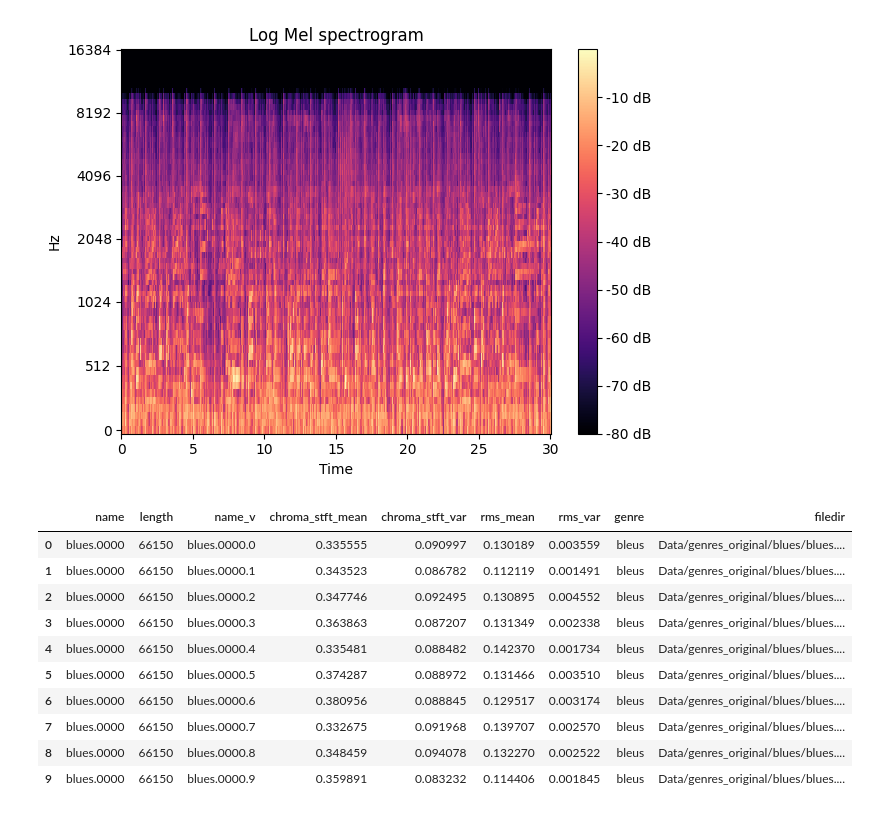
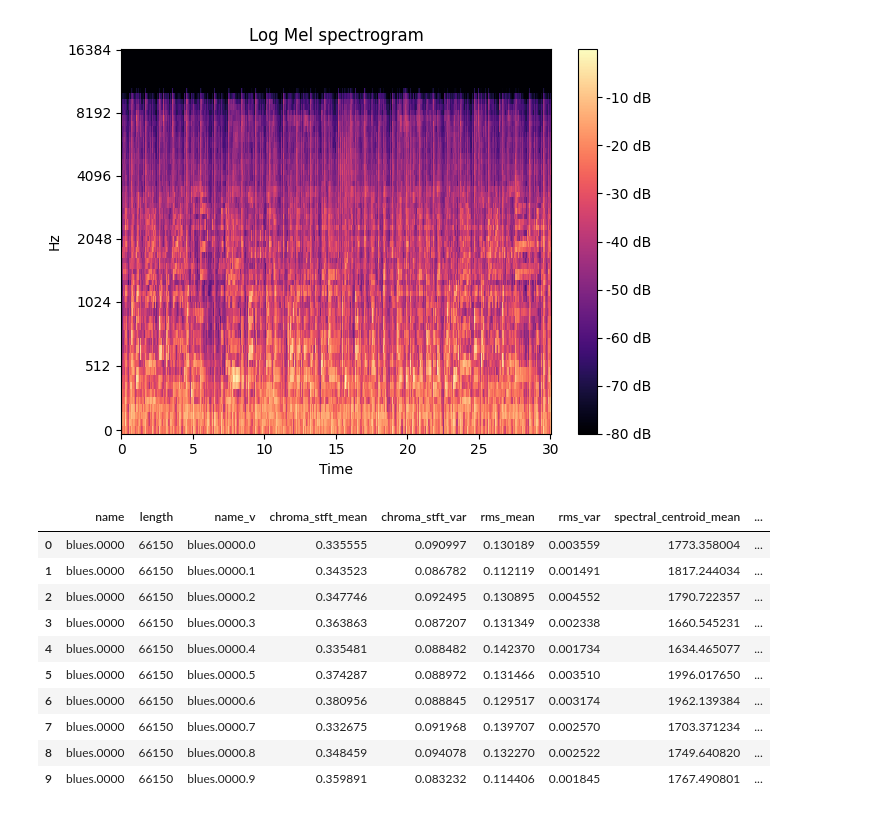
Before and after one commit to amine0el/Data-Science-II, a Jupyter notebook: notebook.ipynb, the cells around one changed output. Cells and saved outputs as stored; diff of their text form; code cells hidden in the pictures.

```diff
--- a/notebook.ipynb
+++ b/notebook.ipynb
@@ -91,45 +91,76 @@ def extrackt(filedir, filename, genre):
     go = True
     i=0
     csv = []
     length = 0
     while(go):
         y, sr = librosa.load(filedir, offset=offset, duration=duration)
         if length != len(y) and length !=0:
             i=0
             break
         length = len(y)
         offset += duration
+        #________ chroma_stft _______
         chroma_stft = librosa.feature.chroma_stft(y=y, sr=sr)
         chroma_stft_mean = np.mean(chroma_stft)
         chroma_stft_var = np.var(chroma_stft)
+        #______rms _____
         rms =  librosa.feature.rms(y=y)
         rms_mean = np.mean(rms)
         rms_var = np.var(rms)
+        #______spectral_centroid _____
+        spectral_centroid = librosa.feature.spectral_centroid(y=y, sr=sr)
+        spectral_centroid_mean = np.mean(spectral_centroid)
+        spectral_centroid_var = np.var(spectral_centroid)
+        #______spectral_bandwidth______
+        spectral_bandwidth = librosa.feature.spectral_bandwidth(y=y, sr=sr)
+        spectral_bandwidth_mean = np.mean(spectral_bandwidth)
+        spectral_bandwidth_var = np.var(spectral_bandwidth)
+        #_____rolloff_______
+        rolloff = librosa.feature.spectral_rolloff(y=y, sr=sr)
+        rolloff_mean = np.mean(rolloff)
+        rolloff_var = np.var(rolloff)
+        #_____zero_crossing_rate______
+        zero_crossing_rate = librosa.feature.zero_crossing_rate(y)
+        zero_crossing_rate_mean = np.mean(zero_crossing_rate)
+        zero_crossing_rate_var = np.var(zero_crossing_rate)
+        #_____harmony_____
+        #harmony =
+        #harmony_mean =
+        #harmony_var =
+
         csv.append({"name":filename,
                     "length":length,
                     "name_v":filename+"."+str(i),
                     "chroma_stft_mean" : chroma_stft_mean,
                     "chroma_stft_var":chroma_stft_var,
                     "rms_mean": rms_mean,
                     "rms_var":rms_var,
+                    "spectral_centroid_mean": spectral_centroid_mean,
+                    "spectral_centroid_var" : spectral_centroid_var,
+                    "spectral_bandwidth_mean":spectral_bandwidth_mean,
+                    "spectral_bandwidth_var": spectral_bandwidth_var,
+                    "rolloff_mean" : rolloff_mean,
+                    "rolloff_var": rolloff_var ,
+                    "zero_crossing_rate_mean" : zero_crossing_rate_mean,
+                    "zero_crossing_rate_var":zero_crossing_rate_var,
                     "genre":genre,
                     "filedir":filedir,})
         i+=1
     return pd.DataFrame(csv)
 
-extrackt(filedir, "blues.0000", "bleus")
+extrackt(filedir, "blues.0000", "blues")
 # %% [output]
-|  | name | length | name_v | chroma_stft_mean | chroma_stft_var | rms_mean | rms_var | genre | filedir |
-| 0 | blues.0000 | 66150 | blues.0000.0 | 0.335555 | 0.090997 | 0.130189 | 0.003559 | bleus | Data/genres_original/blues/blues.... |
-| 1 | blues.0000 | 66150 | blues.0000.1 | 0.343523 | 0.086782 | 0.112119 | 0.001491 | bleus | Data/genres_original/blues/blues.... |
-| 2 | blues.0000 | 66150 | blues.0000.2 | 0.347746 | 0.092495 | 0.130895 | 0.004552 | bleus | Data/genres_original/blues/blues.... |
-| 3 | blues.0000 | 66150 | blues.0000.3 | 0.363863 | 0.087207 | 0.131349 | 0.002338 | bleus | Data/genres_original/blues/blues.... |
-| 4 | blues.0000 | 66150 | blues.0000.4 | 0.335481 | 0.088482 | 0.142370 | 0.001734 | bleus | Data/genres_original/blues/blues.... |
-| 5 | blues.0000 | 66150 | blues.0000.5 | 0.374287 | 0.088972 | 0.131466 | 0.003510 | bleus | Data/genres_original/blues/blues.... |
-| 6 | blues.0000 | 66150 | blues.0000.6 | 0.380956 | 0.088845 | 0.129517 | 0.003174 | bleus | Data/genres_original/blues/blues.... |
-| 7 | blues.0000 | 66150 | blues.0000.7 | 0.332675 | 0.091968 | 0.139707 | 0.002570 | bleus | Data/genres_original/blues/blues.... |
-| 8 | blues.0000 | 66150 | blues.0000.8 | 0.348459 | 0.094078 | 0.132270 | 0.002522 | bleus | Data/genres_original/blues/blues.... |
-| 9 | blues.0000 | 66150 | blues.0000.9 | 0.359891 | 0.083232 | 0.114406 | 0.001845 | bleus | Data/genres_original/blues/blues.... |
+|  | name | length | name_v | chroma_stft_mean | chroma_stft_var | rms_mean | rms_var | spectral_centroid_mean | ... |
+| 0 | blues.0000 | 66150 | blues.0000.0 | 0.335555 | 0.090997 | 0.130189 | 0.003559 | 1773.358004 | ... |
+| 1 | blues.0000 | 66150 | blues.0000.1 | 0.343523 | 0.086782 | 0.112119 | 0.001491 | 1817.244034 | ... |
+| 2 | blues.0000 | 66150 | blues.0000.2 | 0.347746 | 0.092495 | 0.130895 | 0.004552 | 1790.722357 | ... |
+| 3 | blues.0000 | 66150 | blues.0000.3 | 0.363863 | 0.087207 | 0.131349 | 0.002338 | 1660.545231 | ... |
+| 4 | blues.0000 | 66150 | blues.0000.4 | 0.335481 | 0.088482 | 0.142370 | 0.001734 | 1634.465077 | ... |
+| 5 | blues.0000 | 66150 | blues.0000.5 | 0.374287 | 0.088972 | 0.131466 | 0.003510 | 1996.017650 | ... |
+| 6 | blues.0000 | 66150 | blues.0000.6 | 0.380956 | 0.088845 | 0.129517 | 0.003174 | 1962.139384 | ... |
+| 7 | blues.0000 | 66150 | blues.0000.7 | 0.332675 | 0.091968 | 0.139707 | 0.002570 | 1703.371234 | ... |
+| 8 | blues.0000 | 66150 | blues.0000.8 | 0.348459 | 0.094078 | 0.132270 | 0.002522 | 1749.640820 | ... |
+| 9 | blues.0000 | 66150 | blues.0000.9 | 0.359891 | 0.083232 | 0.114406 | 0.001845 | 1767.490801 | ... |
 # %%
 import os
 datadir='data/genres_original'
```
